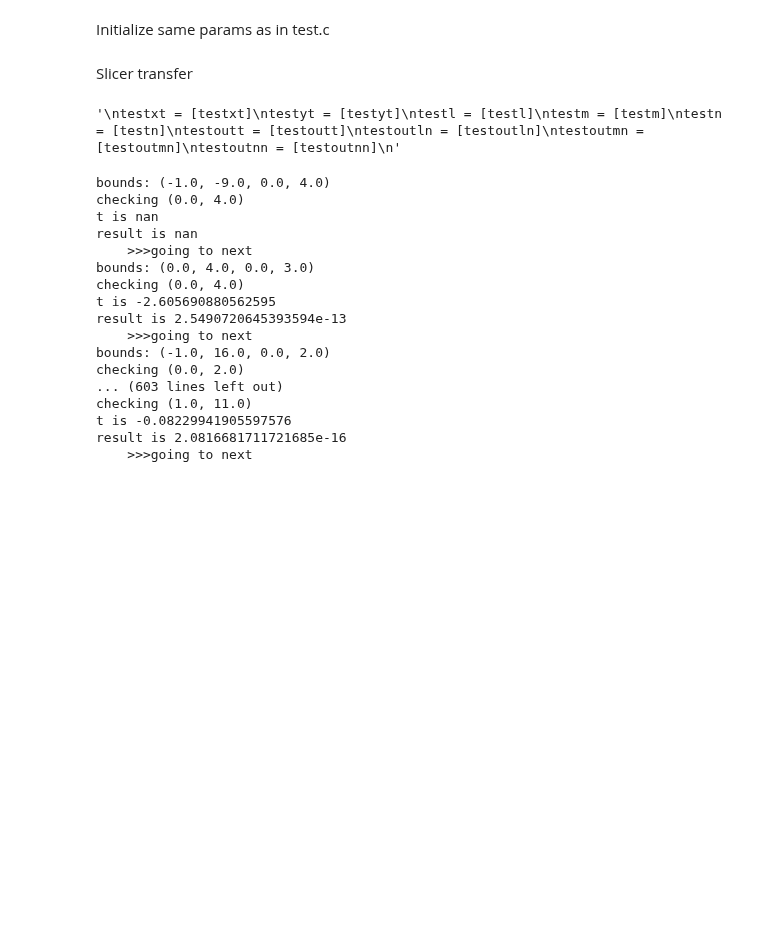
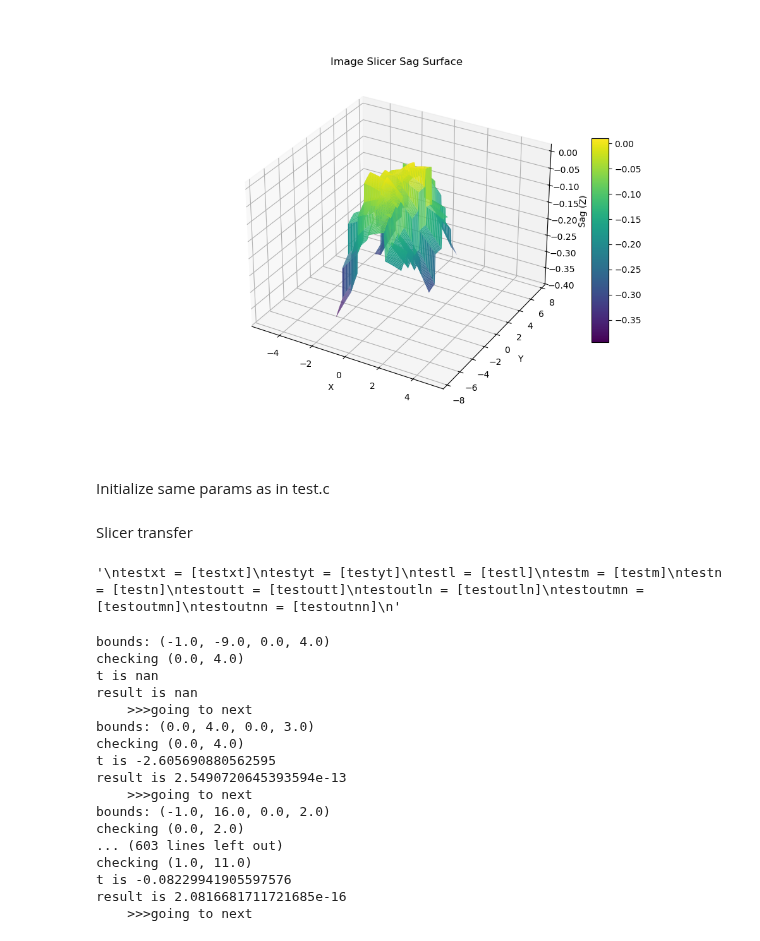
Before and after one commit to ellenle3/ifugen, a Jupyter notebook: python/compare_c.ipynb, the cells around one changed output. Saved outputs shown, nothing was run; the diff lists cells and outputs as text; code cells hidden in the pictures; blank space fills up the shorter version.

```diff
--- a/python/compare_c.ipynb
+++ b/python/compare_c.ipynb
@@ -1,3 +3,50 @@
+# %%
+import numpy as np
+import matplotlib.pyplot as plt
+from mpl_toolkits.mplot3d import Axes3D   # noqa: F401 - needed for 3D projection
+
+def plot_sag_surface(filename):
+    # Load the raw data (columns: x, y, z)
+    data = np.loadtxt(filename)
+
+    # Extract columns
+    x = data[:, 0]
+    y = data[:, 1]
+    z = data[:, 2]
+
+    # Identify grid dimensions:
+    # The C code writes points in nested loops: i over x, j over y.
+    # Therefore: for each x, there are ny repeated y-values.
+    # We reconstruct nx and ny from the data.
+    # Count how many repeated x's appear.
+    unique_x = np.unique(x)
+    unique_y = np.unique(y)
+    nx = unique_x.size
+    ny = unique_y.size
+
+    # Reshape into 2D arrays
+    X = x.reshape(nx, ny)
+    Y = y.reshape(nx, ny)
+    Z = z.reshape(nx, ny)
+
+    # Plot
+    fig = plt.figure(figsize=(10, 7))
+    ax = fig.add_subplot(111, projection='3d')
+
+    surf = ax.plot_surface(X, Y, Z, rstride=1, cstride=1,
+                           linewidth=0, antialiased=True, cmap='viridis')
+
+    ax.set_title("Image Slicer Sag Surface")
+    ax.set_xlabel("X")
+    ax.set_ylabel("Y")
+    ax.set_zlabel("Sag (Z)")
+
+    fig.colorbar(surf, shrink=0.6, aspect=12)
+    plt.show()
+# %%
+plot_sag_surface("test_output.txt")
+# %% [output]
+[figure, added]
 # %%
 import math
 import numpy as np
```
Also changed, not shown: parts of 7 cells of this notebook, 6 other files.
